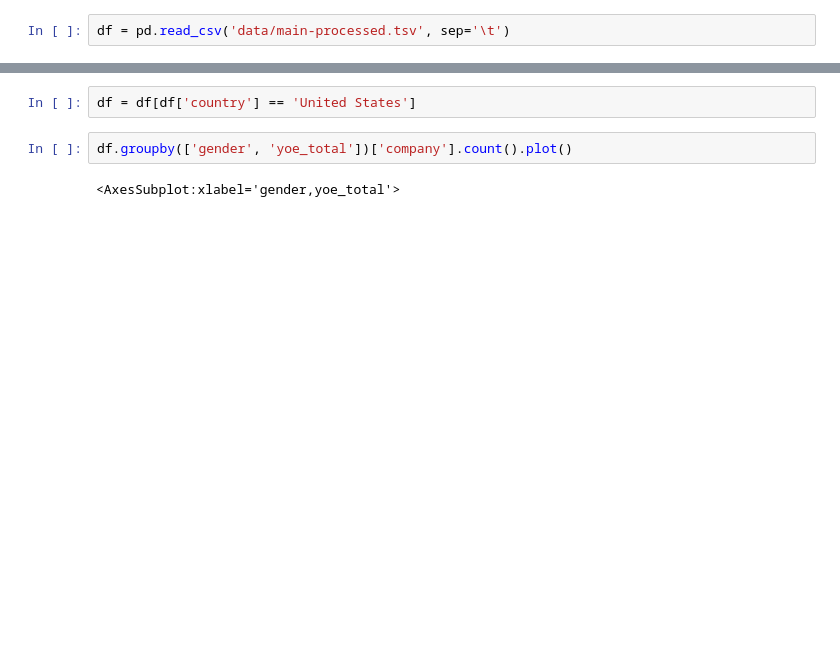
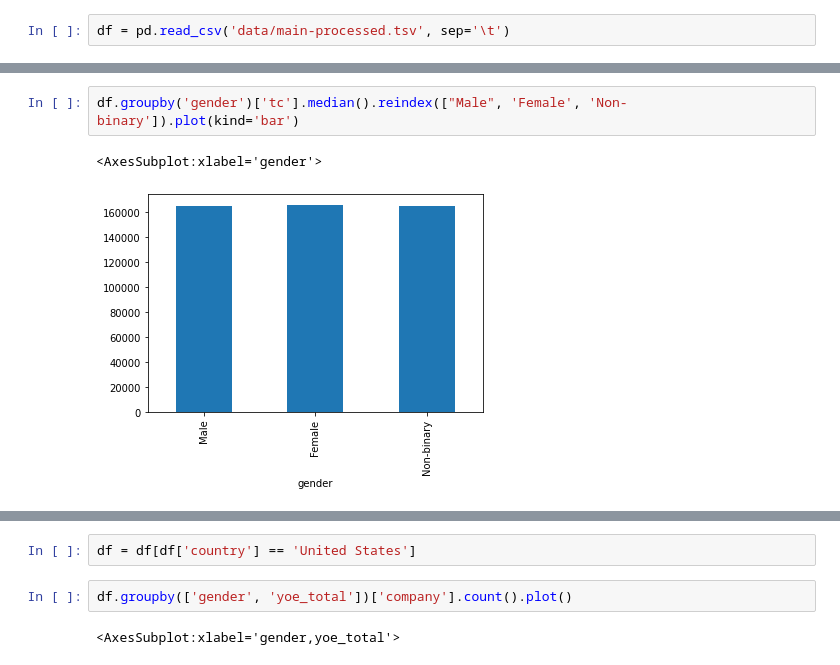
Before and after one commit to yu-lily/salary-analysis, a Jupyter notebook: 2.1-eda.ipynb, the cells around one changed output, grey strips where cells are left out. Drawn from its saved outputs; the diff is of its cells as text; blank space fills up the shorter version.

```diff
--- a/2.1-eda.ipynb
+++ b/2.1-eda.ipynb
@@ -18,0 +108,5 @@ Name: gender, dtype: int64
+# %%
+df.groupby('gender')['tc'].median().reindex(["Male", 'Female', 'Non-binary']).plot(kind='bar')
+# %% [output]
+<AxesSubplot:xlabel='gender'>
+[figure, added]
```
Also changed, not shown: parts of 32 cells of this notebook, 4 other files.
